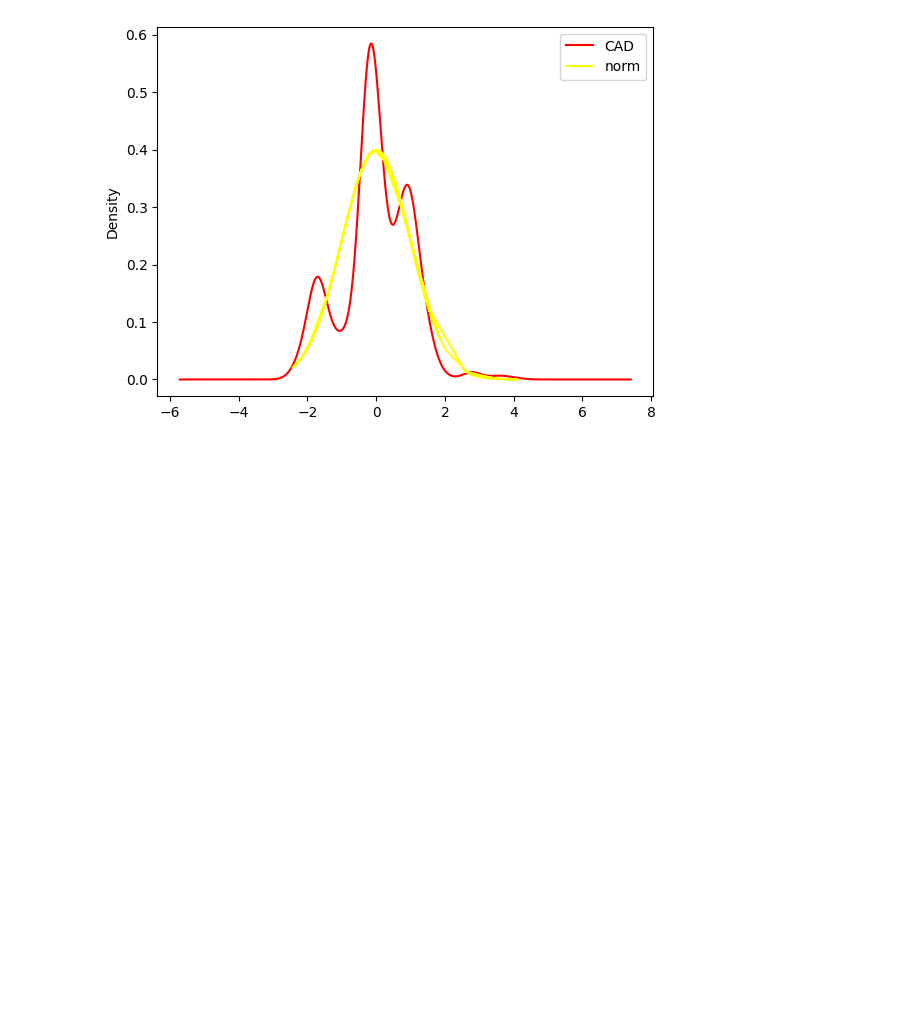
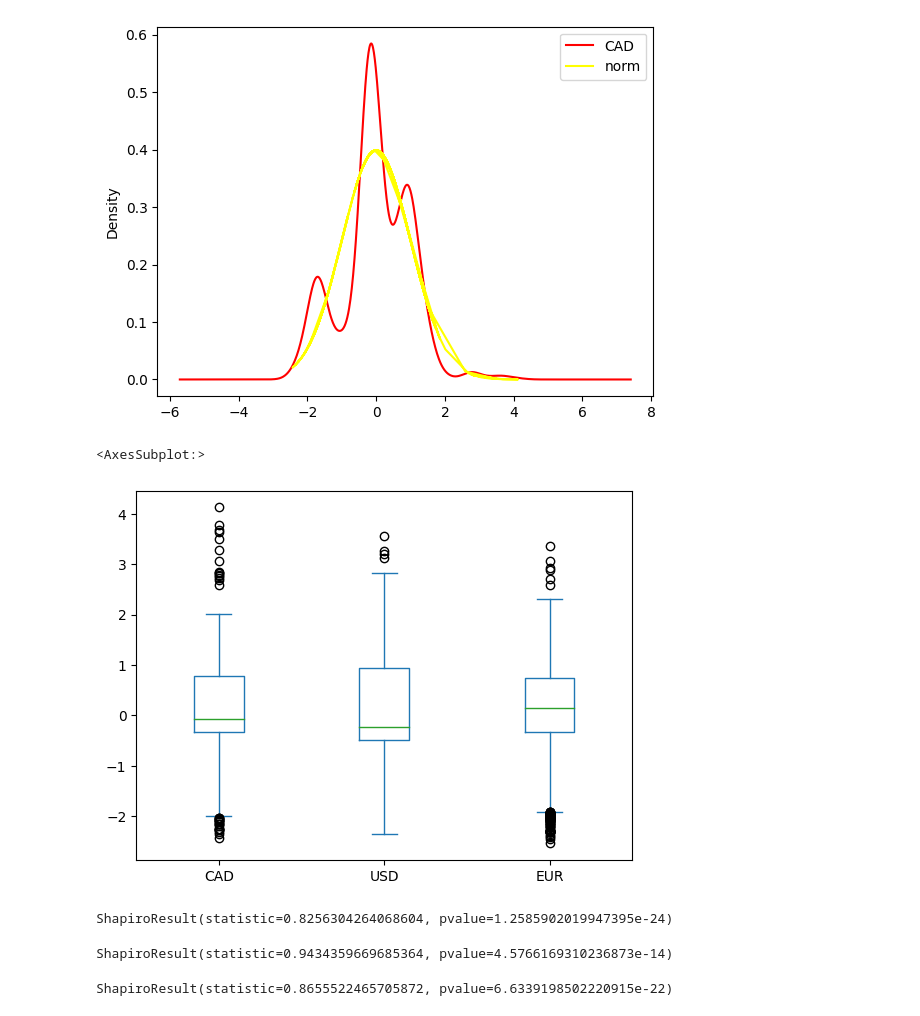
Before and after one commit to mmonastyrskiy/7_sem, a Jupyter notebook: ML/lab/lab2/Lab2.ipynb, the cells around one changed output. Saved outputs shown, nothing was run; the diff lists cells and outputs as text; code cells hidden in the pictures; blank space fills up the shorter version.

```diff
--- a/ML/lab/lab2/Lab2.ipynb
+++ b/ML/lab/lab2/Lab2.ipynb
@@ -145,3 +145,7 @@ plt.legend()
 [figure]
 # %%
 # TASK 6
+df[["CAD","USD","EUR"]].plot.box()
+# %% [output]
+<AxesSubplot:>
+[figure, added]
@@ -147,0 +162,12 @@ plt.legend()
+# %%
+shapiro(usd_filtered["USD"])
+# %% [output]
+ShapiroResult(statistic=0.8256304264068604, pvalue=1.2585902019947395e-24)
+# %%
+shapiro(eur_filtered["EUR"])
+# %% [output]
+ShapiroResult(statistic=0.9434359669685364, pvalue=4.5766169310236873e-14)
+# %%
+shapiro(cad_filtered["CAD"])
+# %% [output]
+ShapiroResult(statistic=0.8655522465705872, pvalue=6.6339198502220915e-22)
```
Also changed, not shown: parts of 4 cells of this notebook.
